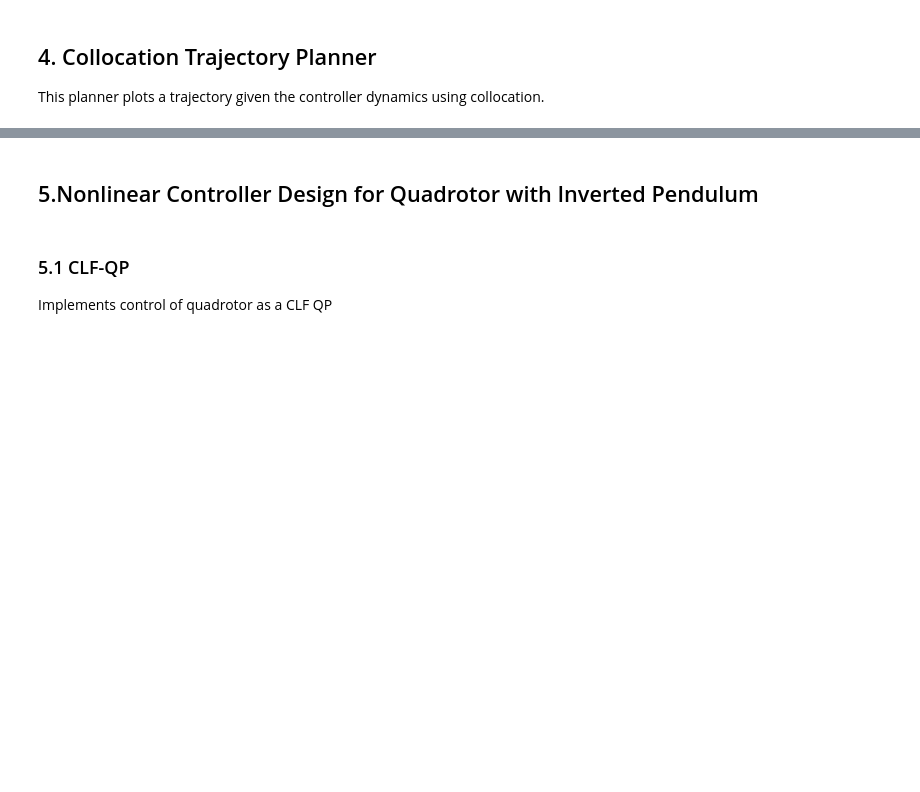
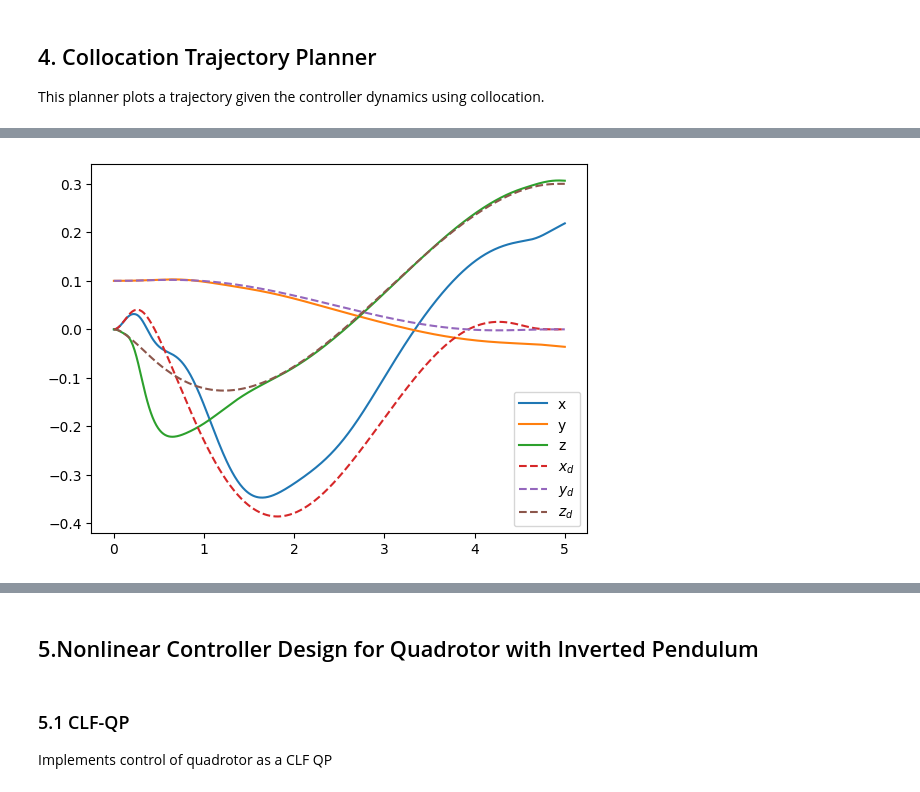
Before and after one commit to Meow404/Inverted-Pendulum-Quadrotor, a Jupyter notebook: src/Dynamics.ipynb, the cells around one changed output, grey strips where cells are left out. Drawn from its saved outputs; the diff is of its cells as text; code cells hidden in the pictures; blank space fills up the shorter version.

```diff
--- a/src/Dynamics.ipynb
+++ b/src/Dynamics.ipynb
@@ -1202,17 +1232,21 @@ def quadrotor_example():
     # builder.Connect(plant.get_output_port(0), multiplexer.get_input_port(0))
     # builder.Connect(pplant.get_output_port(0), multiplexer.get_input_port(1))
     R = np.eye(4);
-    Q = np.diag([10, 10, 10, 1, 1, 1, 10, 10, 1, 1, 1, 1, 1, 1, 10, 10]);
+    Q = np.diag([100, 100, 40, 20, 20, 20, 40, 40, 1, 1, 1, 1, 1, 1, 100, 100]);
     Qf = Q;
 
     MPC = builder.AddSystem(IPQModelPredictiveController(Q, R, Qf))
+    cc_logger = builder.AddSystem(VectorLogSink(16, 0.01))
+    state_logger = builder.AddSystem(VectorLogSink(16, 0.01))
 
     x_traj_source = builder.AddSystem(TrajectorySource(x_traj))
     u_traj_source = builder.AddSystem(TrajectorySource(u_traj))
 
     builder.Connect(MPC.get_output_port(0), plant.get_input_port(0))
     builder.Connect(plant.get_output_port(0), MPC.get_input_port(0))
+    builder.Connect(plant.get_output_port(0), state_logger.get_input_port(0))
     builder.Connect(x_traj_source.get_output_port(0), MPC.get_input_port(1))
+    builder.Connect(x_traj_source.get_output_port(0), cc_logger.get_input_port(0))
     builder.Connect(u_traj_source.get_output_port(0), MPC.get_input_port(2))
 
 
@@ -1221,7 +1255,7 @@ def quadrotor_example():
     meshcat.ResetRenderMode()
     #MeshcatVisualizerCpp.AddToBuilder(builder, scene_graph, meshcat)
     MeshcatVisualizer.AddToBuilder(builder, scene_graph, meshcat)
-    add_box_to_environment()
+    # add_box_to_environment()
     # end setup for visualization
 
     # AddDefaultVisualization(builder=builder, meshcat=meshcat)
@@ -1239,13 +1273,15 @@ def quadrotor_example():
 
     context.SetTime(0.)
 
-    # state = np.zeros(16,)
-    #state[1] = +0.1
-    # state[4] = +0.4
-    # state[6] = -0.02
     context.SetContinuousState(initial_state)
     simulator.Initialize()
-    simulator.AdvanceTo(10.0)
+    # simulator.AdvanceTo(10.0)
+    try:
+        simulator.AdvanceTo(tf)
+    except Exception as e:
+        print(e)
+        pass
+    return state_logger.FindLog(context).data(),cc_logger.FindLog(context).data(), context.get_time()
 
-quadrotor_example()
+state_vector, cc_vector, t = quadrotor_example()
 # %% [output]
@@ -1271,0 +1289,17 @@ quadrotor_example()
+# %%
+state_list = state_vector[0,:]
+plt.plot(np.linspace(0, t, len(state_list)), state_list)
+state_list = state_vector[1,:]
+plt.plot(np.linspace(0, t, len(state_list)), state_list)
+state_list = state_vector[2,:]
+plt.plot(np.linspace(0, t, len(state_list)), state_list)
+state_list = cc_vector[0,:]
+plt.plot(np.linspace(0, t, len(state_list)), state_list, linestyle='--')
+state_list = cc_vector[1,:]
+plt.plot(np.linspace(0, t, len(state_list)), state_list, linestyle='--')
+state_list = cc_vector[2,:]
+plt.plot(np.linspace(0, t, len(state_list)), state_list, linestyle='--')
+plt.legend(["x", "y", "z", r"$x_d$", r"$y_d$", r"$z_d$"], )
+plt.show()
+# %% [output]
+[figure, added]
```
Also changed, not shown: parts of 33 cells of this notebook, 2 other files.
